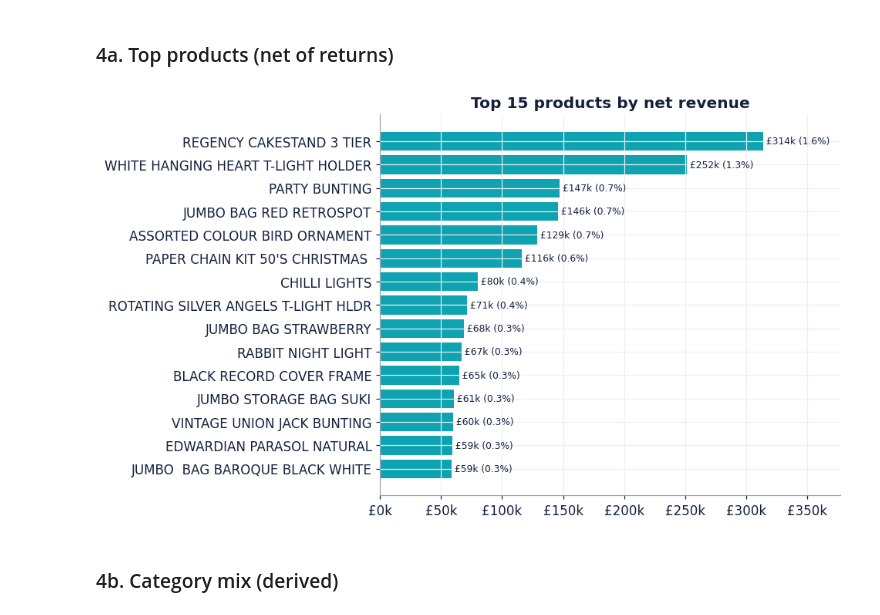
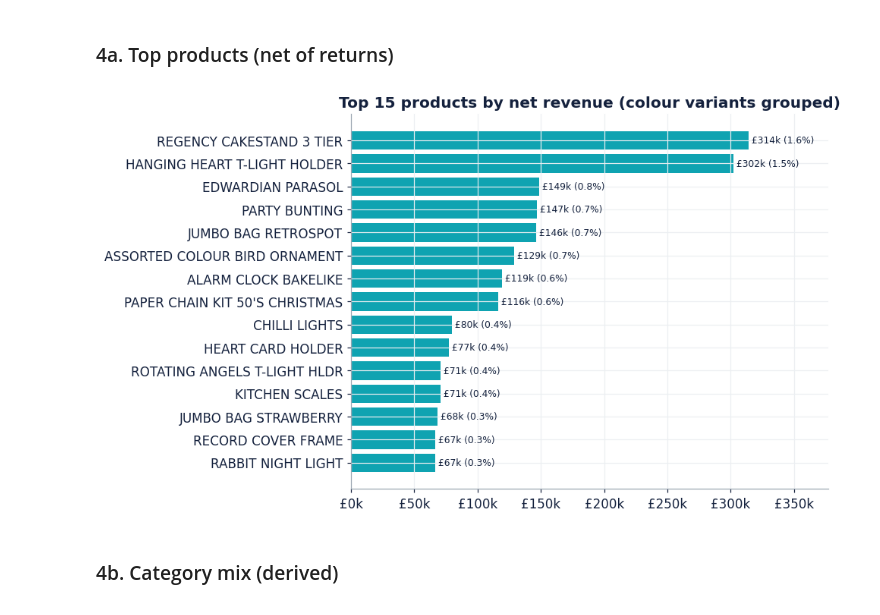
Before and after one commit to Darth0525/uk-online-retailer-eda, a Jupyter notebook: analysis/02_analysis_and_insights.ipynb, the cells around one changed output. Cells and saved outputs as stored; diff of their text form; code cells hidden in the pictures.

```diff
--- a/analysis/02_analysis_and_insights.ipynb
+++ b/analysis/02_analysis_and_insights.ipynb
@@ -215,20 +216,21 @@ new logos.
 # %% [markdown]
 ### 4a. Top products (net of returns)
 # %%
-# Net revenue = sales minus returns, so an order that was placed then cancelled washes out.
-s_desc = sales.groupby("Description")["Revenue"].sum()
-r_desc = returns.groupby("Description")["Revenue"].sum()
+# Net revenue = sales minus returns, grouped by BASE PRODUCT so colour variants of the same
+# item count together (see Notebook 1). Net so a placed-then-cancelled order washes out.
+s_desc = sales.groupby("base_product")["Revenue"].sum()
+r_desc = returns.groupby("base_product")["Revenue"].sum()
 net = s_desc.add(r_desc, fill_value=0).sort_values(ascending=False).head(15)[::-1]
 tot = sales["Revenue"].sum()
 fig, ax = plt.subplots(figsize=(9,5.3))
-ax.barh(net.index, net.values, color=TEAL)
+ax.barh(net.index, net.values, color=TEAL)                       # horizontal bars, largest on top
 ax.xaxis.set_major_formatter(mticker.FuncFormatter(money))
-for i,(nm,v) in enumerate(net.items()):
+for i,(nm,v) in enumerate(net.items()):                          # £ and % labels on each bar
     ax.text(v, i, f" {money(v)} ({v/tot*100:.1f}%)", va="center", fontsize=8, color=NAVY)
-ax.set_xlim(0, net.max()*1.2); ax.set_title("Top 15 products by net revenue")
+ax.set_xlim(0, net.max()*1.2); ax.set_title("Top 15 products by net revenue (colour variants grouped)")
 plt.tight_layout(); plt.show()
 # %% [output]
-[figure, old version]
+[figure, new version]
 # %% [markdown]
 ### 4b. Category mix (derived)
 # %%
```
Also changed, not shown: parts of 8 cells of this notebook, 2 other files.
